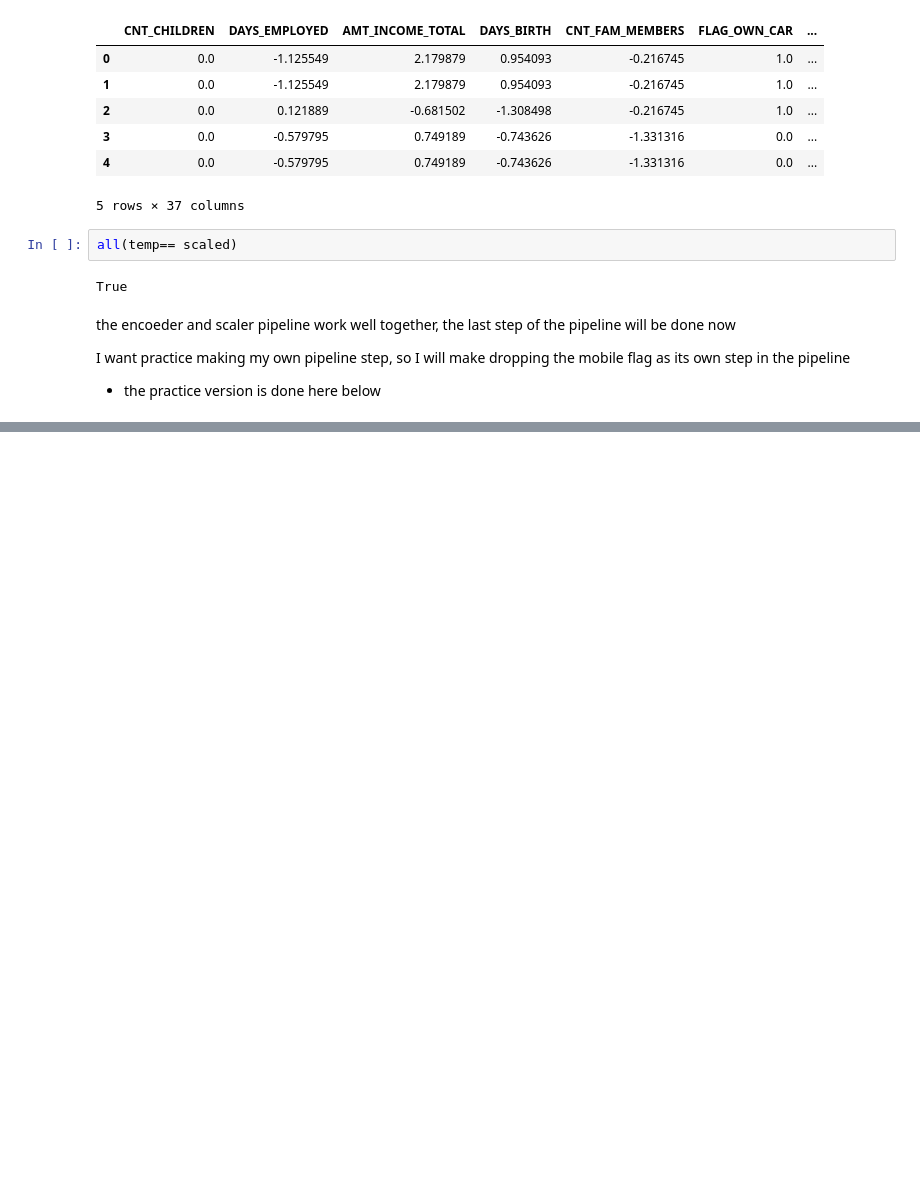
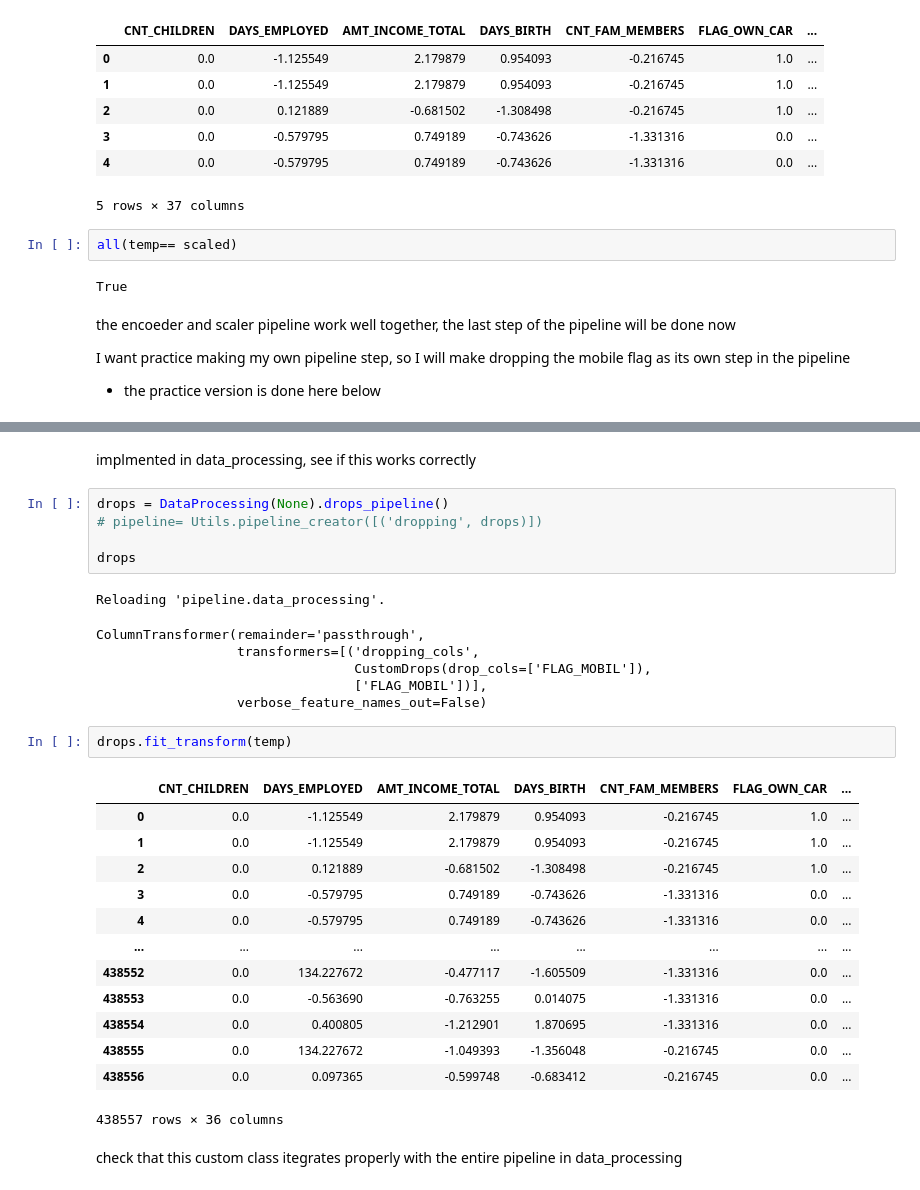
Before and after one commit to mgit00/Customer_Risk, a Jupyter notebook: data_exploration.ipynb, the cells around one changed output, grey strips where cells are left out. Cells and saved outputs as stored; diff of their text form; blank space fills up the shorter version.

```diff
--- a/data_exploration.ipynb
+++ b/data_exploration.ipynb
@@ -863,0 +922,32 @@ pipeline= Utils.pipeline_creator([('drops', drops)])
+# %% [markdown]
+implmented in data_processing, see if this works correctly
+# %%
+drops = DataProcessing(None).drops_pipeline()
+# pipeline= Utils.pipeline_creator([('dropping', drops)])
+
+drops
+# %% [output]
+Reloading 'pipeline.data_processing'.
+ColumnTransformer(remainder='passthrough',
+                  transformers=[('dropping_cols',
+                                 CustomDrops(drop_cols=['FLAG_MOBIL']),
+                                 ['FLAG_MOBIL'])],
+                  verbose_feature_names_out=False)
+# %%
+drops.fit_transform(temp)
+# %% [output]
+|  | CNT_CHILDREN | DAYS_EMPLOYED | AMT_INCOME_TOTAL | DAYS_BIRTH | CNT_FAM_MEMBERS | FLAG_OWN_CAR | ... |
+| 0 | 0.0 | -1.125549 | 2.179879 | 0.954093 | -0.216745 | 1.0 | ... |
+| 1 | 0.0 | -1.125549 | 2.179879 | 0.954093 | -0.216745 | 1.0 | ... |
+| 2 | 0.0 | 0.121889 | -0.681502 | -1.308498 | -0.216745 | 1.0 | ... |
+| 3 | 0.0 | -0.579795 | 0.749189 | -0.743626 | -1.331316 | 0.0 | ... |
+| 4 | 0.0 | -0.579795 | 0.749189 | -0.743626 | -1.331316 | 0.0 | ... |
+| ... | ... | ... | ... | ... | ... | ... | ... |
+| 438552 | 0.0 | 134.227672 | -0.477117 | -1.605509 | -1.331316 | 0.0 | ... |
+| 438553 | 0.0 | -0.563690 | -0.763255 | 0.014075 | -1.331316 | 0.0 | ... |
+| 438554 | 0.0 | 0.400805 | -1.212901 | 1.870695 | -1.331316 | 0.0 | ... |
+| 438555 | 0.0 | 134.227672 | -1.049393 | -1.356048 | -0.216745 | 0.0 | ... |
+| 438556 | 0.0 | 0.097365 | -0.599748 | -0.683412 | -0.216745 | 0.0 | ... |
+438557 rows × 36 columns
+# %% [markdown]
+check that this custom class itegrates properly with the entire pipeline in data_processing
```
Also changed, not shown: parts of 13 cells of this notebook, 4 other files.
